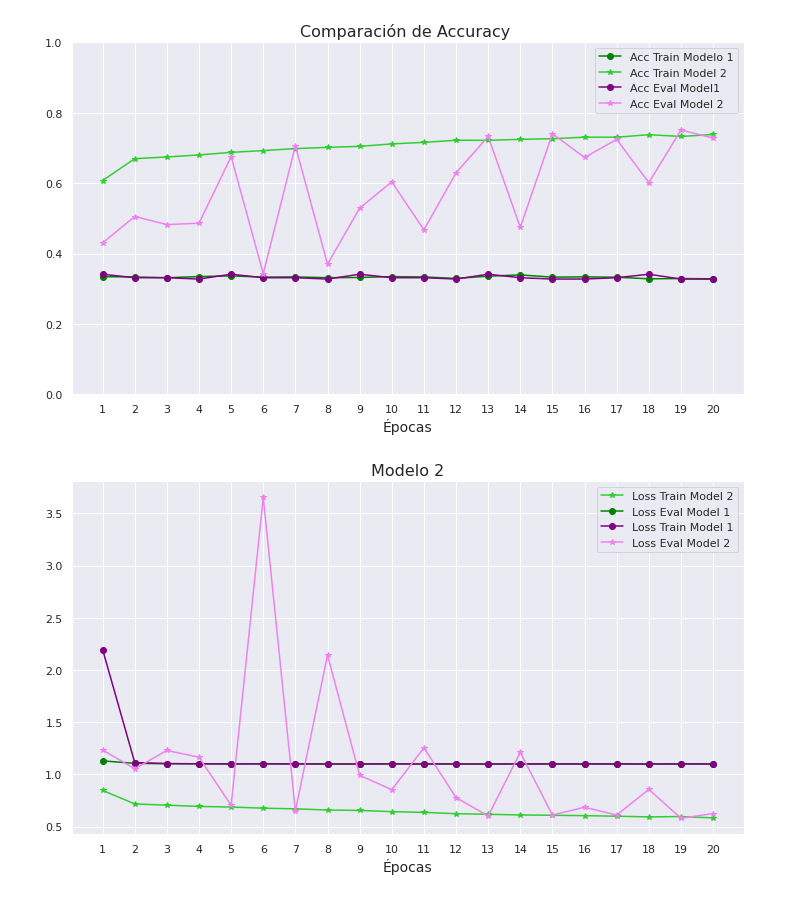
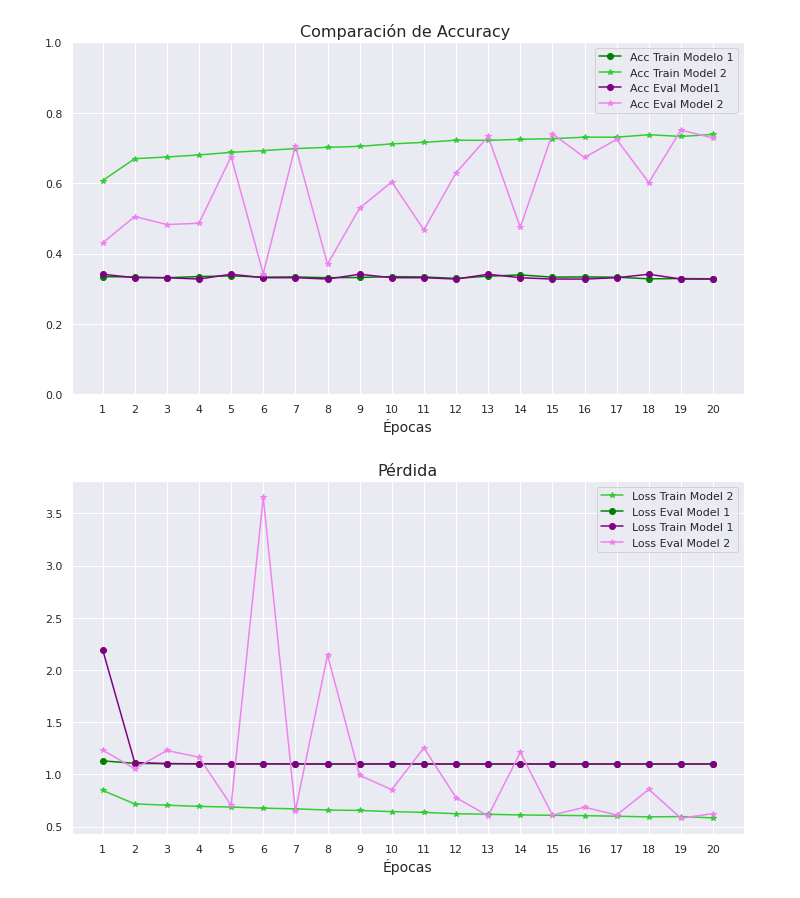
Before and after one commit to JonathanMartignon/LicenciaturaCienciaDeDatos, a Jupyter notebook: MineriaAvanzadaII/Proyecto_final_Martiñon.ipynb, the cells around one changed output. Cells and saved outputs as stored; diff of their text form; code cells hidden in the pictures.

```diff
--- a/MineriaAvanzadaII/Proyecto_final_Martiñon.ipynb
+++ b/MineriaAvanzadaII/Proyecto_final_Martiñon.ipynb
@@ -632,18 +614,18 @@ plt.show()
 # %%
 
 plt.figure(figsize=(10,6))
 
 
 plt.plot(hist2["loss"],label="Loss Train Model 2",marker="*",color="limegreen")
 plt.plot(hist["val_loss"],label="Loss Eval Model 1",marker="o",color="green")
 plt.plot(hist["loss"],label="Loss Train Model 1",marker="o",color="purple")
 plt.plot(hist2["val_loss"],label="Loss Eval Model 2",marker="*",color="violet")
-plt.title('Modelo 2',fontsize = 16)
+plt.title('Pérdida',fontsize = 16)
 plt.legend()
 plt.xticks(np.arange(0,len(history2.history["accuracy"])),
            np.arange(1,len(history2.history["accuracy"])+1))
 plt.xlabel("Épocas",fontsize = 14)
 plt.tight_layout()
 plt.show()
 # %% [output]
-[figure, old version]
+[figure, new version]
```
Also changed, not shown: parts of 3 cells of this notebook.
